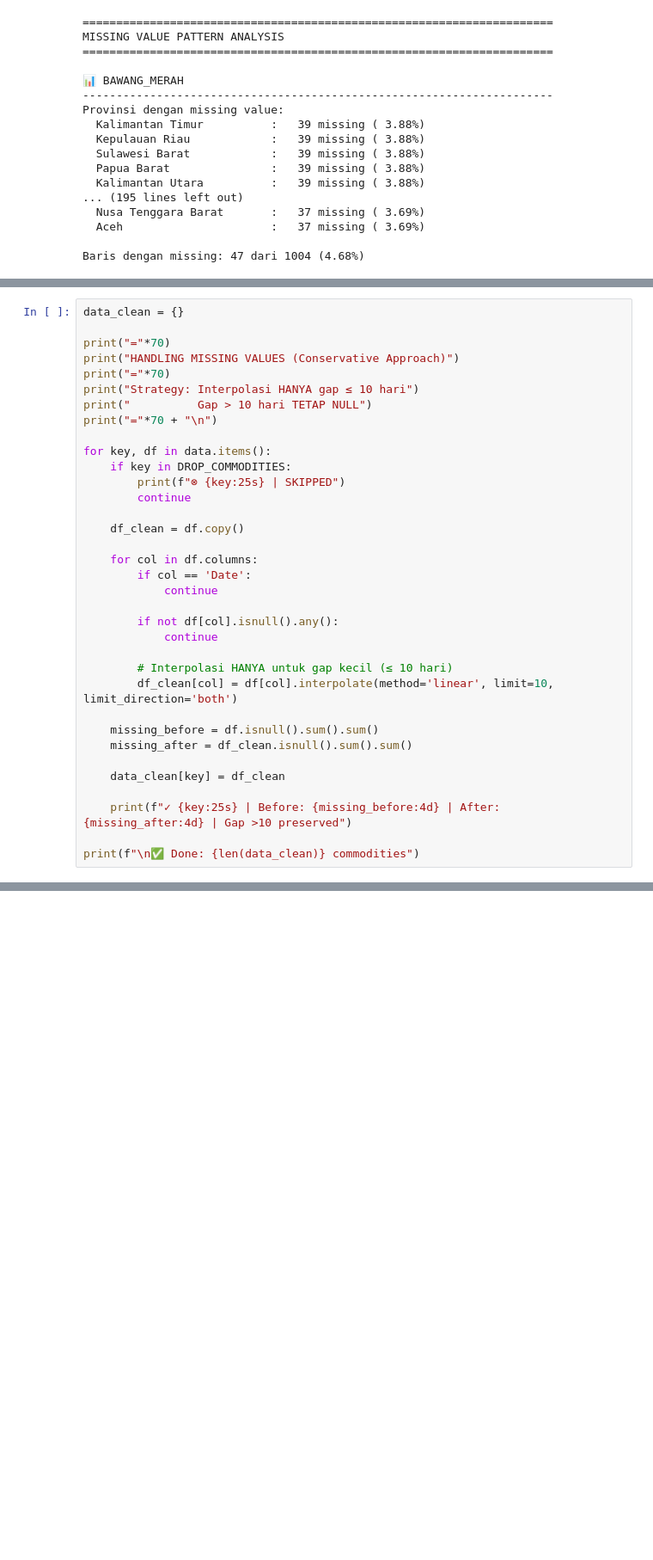
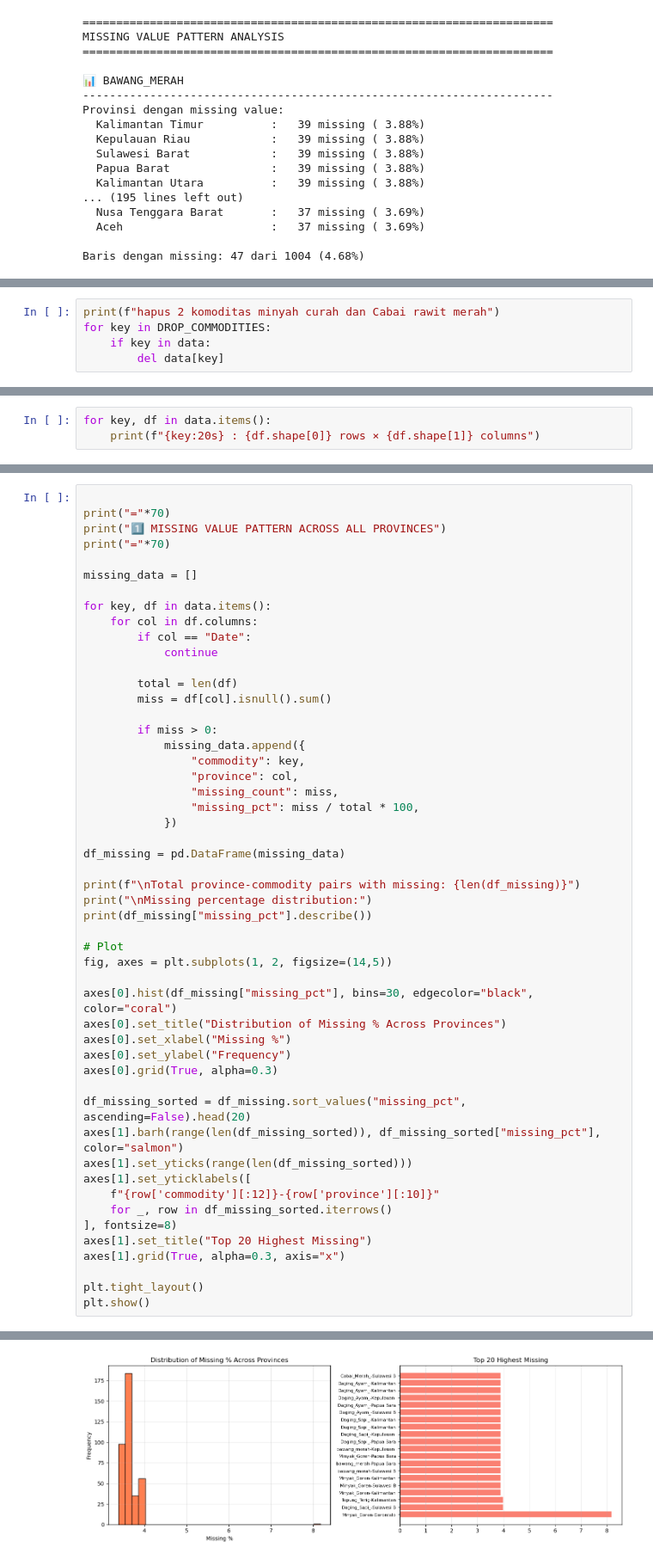
Before and after one commit to yusuf601/Final-AI-Submission, a Jupyter notebook: Final_Project.ipynb, the cells around one changed output, grey strips where cells are left out. Shown at 86% size. Drawn from its saved outputs; the diff is of its cells as text; blank space fills up the shorter version.

```diff
--- a/Final_Project.ipynb
+++ b/Final_Project.ipynb
@@ -224,0 +224,5 @@ FINAL DECISION: Keep 11, Drop 2
+# %%
+print(f"hapus 2 komoditas minyah curah dan Cabai rawit merah")
+for key in DROP_COMMODITIES:
+    if key in data:
+        del data[key]
@@ -224,0 +231,3 @@ FINAL DECISION: Keep 11, Drop 2
+# %%
+for key, df in data.items():
+    print(f"{key:20s} : {df.shape[0]} rows × {df.shape[1]} columns")
@@ -229,37 +249,53 @@ drop 2 komoditas yaitu minyak_curah dan cabai rawit merah dan untuk missing valu
 # %%
-data_clean = {}
 
 print("="*70)
-print("HANDLING MISSING VALUES (Conservative Approach)")
+print("1️⃣ MISSING VALUE PATTERN ACROSS ALL PROVINCES")
 print("="*70)
-print("Strategy: Interpolasi HANYA gap ≤ 10 hari")
-print("          Gap > 10 hari TETAP NULL")
-print("="*70 + "\n")
+
+missing_data = []
 
 for key, df in data.items():
-    if key in DROP_COMMODITIES:
-        print(f"⊗ {key:25s} | SKIPPED")
-        continue
-
-    df_clean = df.copy()
-
     for col in df.columns:
-        if col == 'Date':
+        if col == "Date":
             continue
 
-        if not df[col].isnull().any():
-            continue
+        total = len(df)
+        miss = df[col].isnull().sum()
 
-        # Interpolasi HANYA untuk gap kecil (≤ 10 hari)
-        df_clean[col] = df[col].interpolate(method='linear', limit=10, limit_direction='both')
+        if miss > 0:
+            missing_data.append({
+                "commodity": key,
+                "province": col,
+                "missing_count": miss,
+                "missing_pct": miss / total * 100,
+            })
 
-    missing_before = df.isnull().sum().sum()
-    missing_after = df_clean.isnull().sum().sum()
+df_missing = pd.DataFrame(missing_data)
 
-    data_clean[key] = df_clean
+print(f"\nTotal province-commodity pairs with missing: {len(df_missing)}")
+print("\nMissing percentage distribution:")
+print(df_missing["missing_pct"].describe())
 
-    print(f"✓ {key:25s} | Before: {missing_before:4d} | After: {missing_after:4d} | Gap >10 preserved")
+# Plot
+fig, axes = plt.subplots(1, 2, figsize=(14,5))
 
-print(f"\n✅ Done: {len(data_clean)} commodities")
+axes[0].hist(df_missing["missing_pct"], bins=30, edgecolor="black", color="coral")
+axes[0].set_title("Distribution of Missing % Across Provinces")
+axes[0].set_xlabel("Missing %")
+axes[0].set_ylabel("Frequency")
+axes[0].grid(True, alpha=0.3)
+
+df_missing_sorted = df_missing.sort_values("missing_pct", ascending=False).head(20)
+axes[1].barh(range(len(df_missing_sorted)), df_missing_sorted["missing_pct"], color="salmon")
+axes[1].set_yticks(range(len(df_missing_sorted)))
+axes[1].set_yticklabels([
+    f"{row['commodity'][:12]}-{row['province'][:10]}"
+    for _, row in df_missing_sorted.iterrows()
+], fontsize=8)
+axes[1].set_title("Top 20 Highest Missing")
+axes[1].grid(True, alpha=0.3, axis="x")
+
+plt.tight_layout()
+plt.show()
 # %% [output]
 ======================================================================
@@ -281,0 +317 @@ Strategy: Interpolasi HANYA gap ≤ 10 hari
+[figure, added]
```
Also changed, not shown: parts of 16 cells of this notebook.
